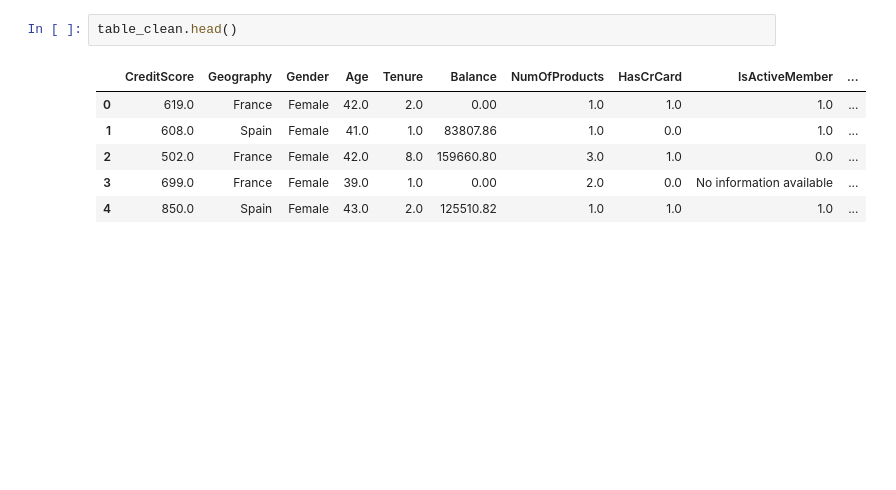
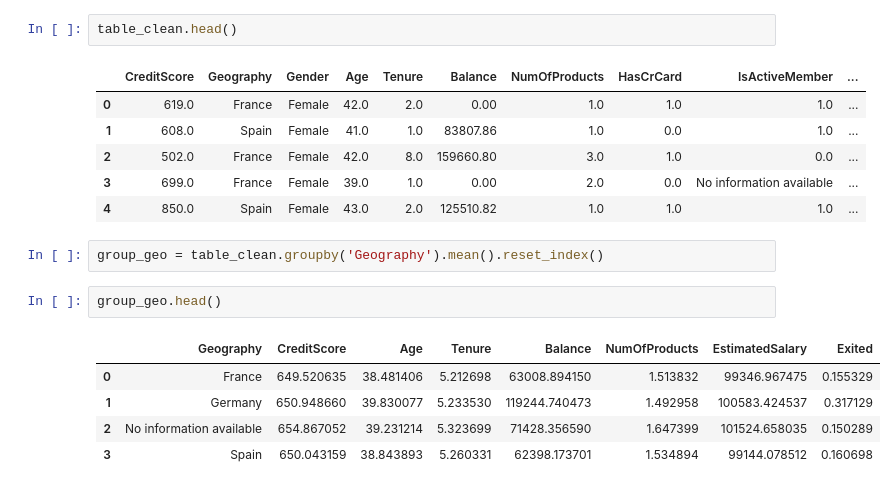
Before and after one commit to resilere/nuclio-notebooks, a Jupyter notebook: part b/assignment part b.ipynb, the cells around one changed output. Cells and saved outputs as stored; diff of their text form; blank space fills up the shorter version.

```diff
--- a/part b/assignment part b.ipynb
+++ b/part b/assignment part b.ipynb
@@ -41,3 +42,13 @@ table_clean.head()
 | 2 | 502.0 | France | Female | 42.0 | 8.0 | 159660.80 | 3.0 | 1.0 | 0.0 | ... |
 | 3 | 699.0 | France | Female | 39.0 | 1.0 | 0.00 | 2.0 | 0.0 | No information available | ... |
 | 4 | 850.0 | Spain | Female | 43.0 | 2.0 | 125510.82 | 1.0 | 1.0 | 1.0 | ... |
+# %%
+group_geo = table_clean.groupby('Geography').mean().reset_index()
+# %%
+group_geo.head()
+# %% [output]
+|  | Geography | CreditScore | Age | Tenure | Balance | NumOfProducts | EstimatedSalary | Exited |
+| 0 | France | 649.520635 | 38.481406 | 5.212698 | 63008.894150 | 1.513832 | 99346.967475 | 0.155329 |
+| 1 | Germany | 650.948660 | 39.830077 | 5.233530 | 119244.740473 | 1.492958 | 100583.424537 | 0.317129 |
+| 2 | No information available | 654.867052 | 39.231214 | 5.323699 | 71428.356590 | 1.647399 | 101524.658035 | 0.150289 |
+| 3 | Spain | 650.043159 | 38.843893 | 5.260331 | 62398.173701 | 1.534894 | 99144.078512 | 0.160698 |
```
Also changed, not shown: parts of 11 cells of this notebook.
